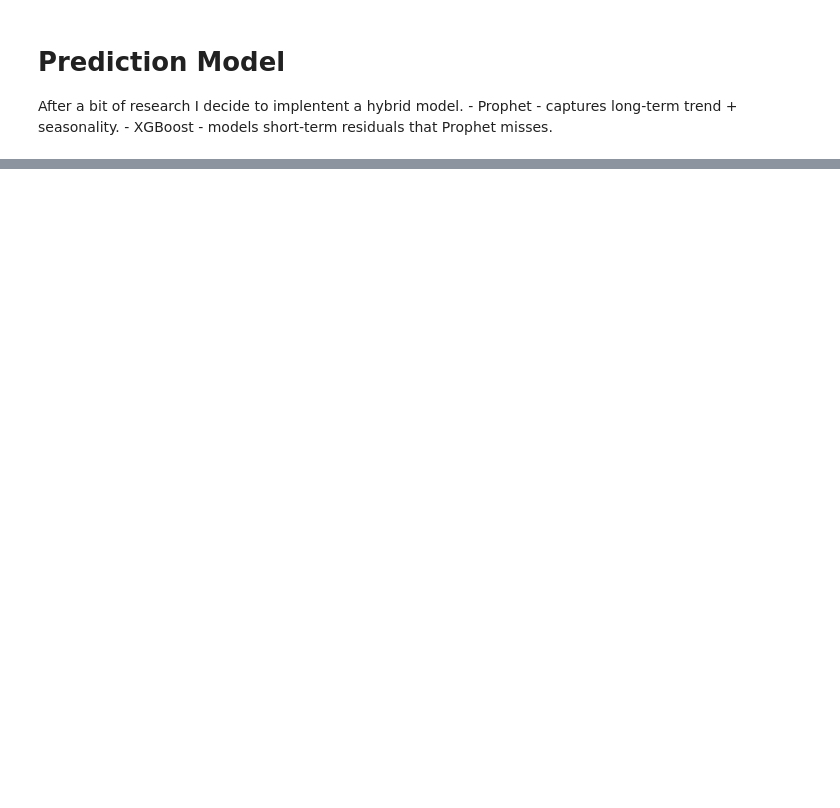
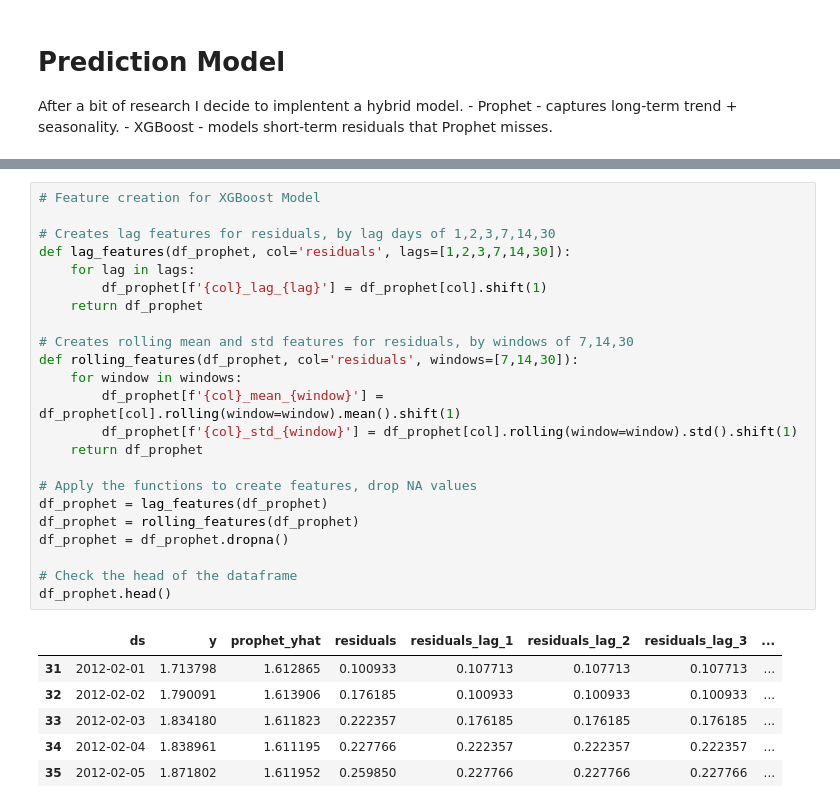
Before and after one commit to DevinFerko/Bitcoin-Price-Predication, a Jupyter notebook: BitcoinPrediction.ipynb, the cells around one changed output, grey strips where cells are left out. Cells and saved outputs as stored; diff of their text form; blank space fills up the shorter version.

Commit message:
Addition of notes on Prophet model and feature creation for XGBoost

```diff
--- a/BitcoinPrediction.ipynb
+++ b/BitcoinPrediction.ipynb
@@ -157,0 +193,30 @@ plt.title('Prophet Model: Actual vs Predicted')
+# %%
+# Feature creation for XGBoost Model
+
+# Creates lag features for residuals, by lag days of 1,2,3,7,14,30
+def lag_features(df_prophet, col='residuals', lags=[1,2,3,7,14,30]):
+    for lag in lags:
+        df_prophet[f'{col}_lag_{lag}'] = df_prophet[col].shift(1)
+    return df_prophet
+
+# Creates rolling mean and std features for residuals, by windows of 7,14,30
+def rolling_features(df_prophet, col='residuals', windows=[7,14,30]):
+    for window in windows:
+        df_prophet[f'{col}_mean_{window}'] = df_prophet[col].rolling(window=window).mean().shift(1)
+        df_prophet[f'{col}_std_{window}'] = df_prophet[col].rolling(window=window).std().shift(1)
+    return df_prophet
+
+# Apply the functions to create features, drop NA values
+df_prophet = lag_features(df_prophet)
+df_prophet = rolling_features(df_prophet)
+df_prophet = df_prophet.dropna()
+
+# Check the head of the dataframe
+df_prophet.head()
+# %% [output]
+|  | ds | y | prophet_yhat | residuals | residuals_lag_1 | residuals_lag_2 | residuals_lag_3 | ... |
+| 31 | 2012-02-01 | 1.713798 | 1.612865 | 0.100933 | 0.107713 | 0.107713 | 0.107713 | ... |
+| 32 | 2012-02-02 | 1.790091 | 1.613906 | 0.176185 | 0.100933 | 0.100933 | 0.100933 | ... |
+| 33 | 2012-02-03 | 1.834180 | 1.611823 | 0.222357 | 0.176185 | 0.176185 | 0.176185 | ... |
+| 34 | 2012-02-04 | 1.838961 | 1.611195 | 0.227766 | 0.222357 | 0.222357 | 0.222357 | ... |
+| 35 | 2012-02-05 | 1.871802 | 1.611952 | 0.259850 | 0.227766 | 0.227766 | 0.227766 | ... |
```
Also changed, not shown: parts of 5 cells of this notebook.
